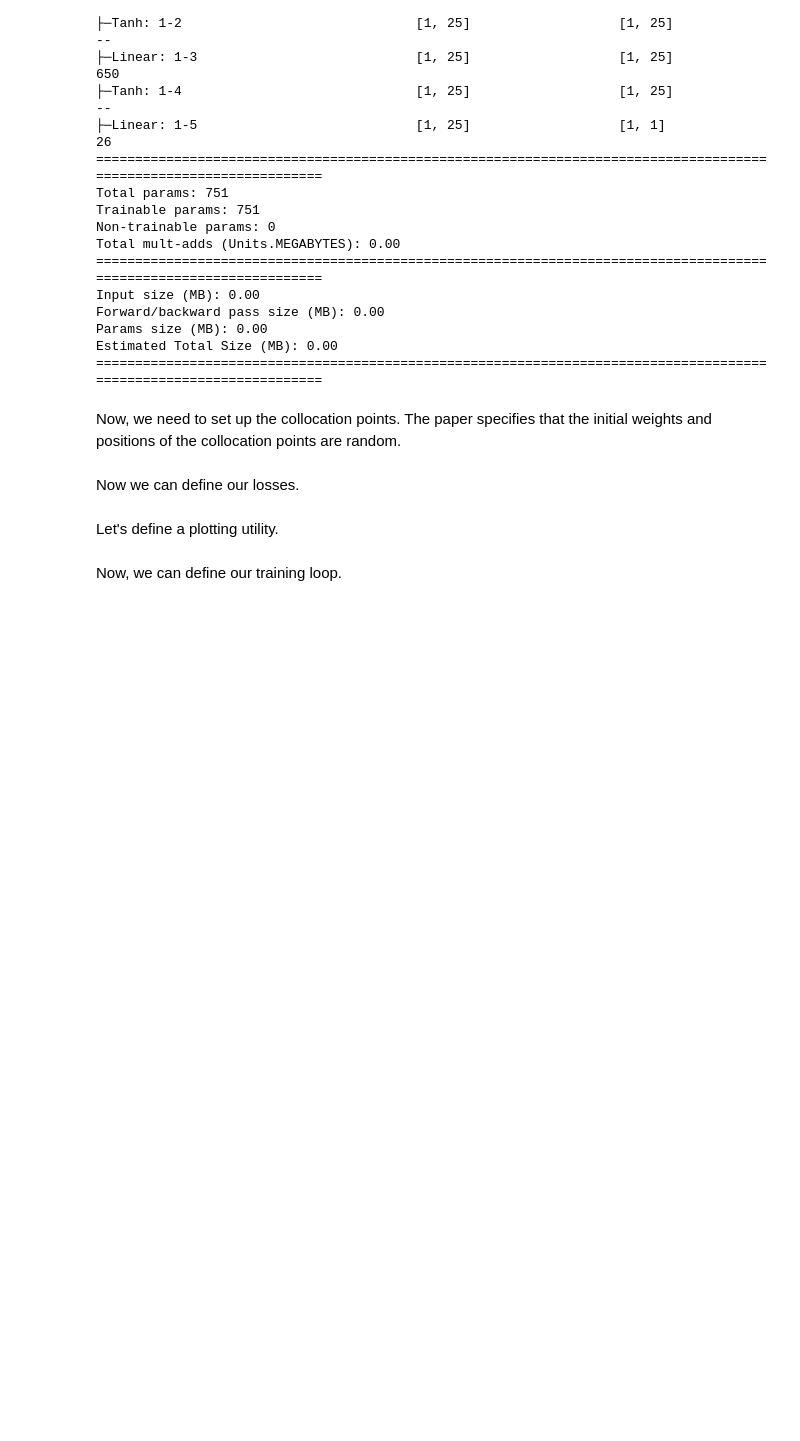
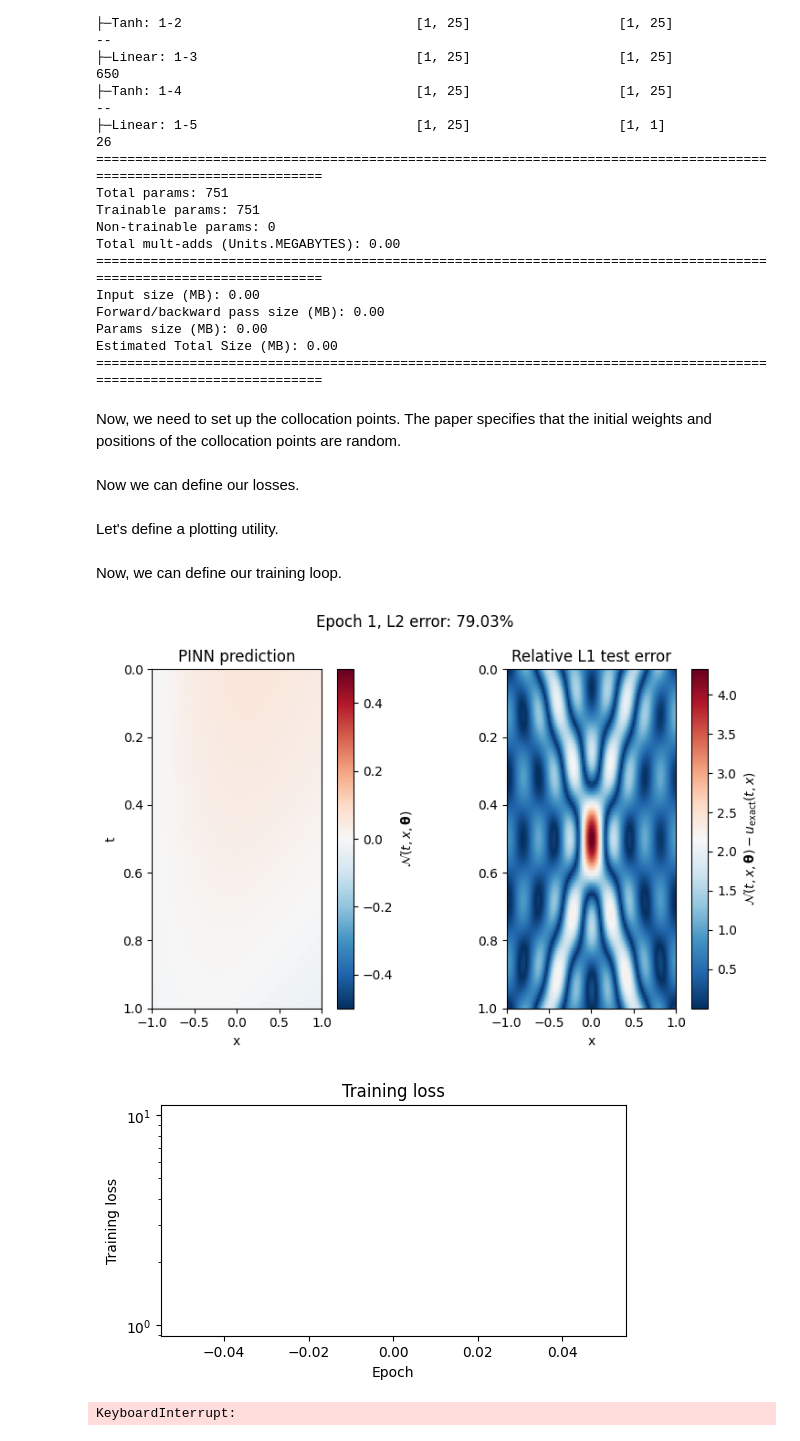
Before and after one commit to Commit2Cosmos/Transcranial-Ultrasound-ODIL, a Jupyter notebook: notebooks/reproduction/pinn.ipynb, the cells around one changed output. Saved outputs shown, nothing was run; the diff lists cells and outputs as text; code cells hidden in the pictures; blank space fills up the shorter version.

Commit message:
fix: improve plot rendering

```diff
--- a/notebooks/reproduction/pinn.ipynb
+++ b/notebooks/reproduction/pinn.ipynb
@@ -71,7 +73,7 @@ import matplotlib.pyplot as plt
 # %%
 def get_exact(tt: torch.Tensor, xx: torch.Tensor) -> torch.Tensor:
 
-    u = torch.zeros(tt.shape[0], xx.shape[0])
+    u = torch.zeros(tt.shape[0], xx.shape[0]).to(device)
     for k in range(1, 6):
         u += torch.cos((xx - tt + 0.5) * k * torch.pi)
         u += torch.cos((xx + tt - 0.5) * k * torch.pi)
@@ -81,7 +83,7 @@ def get_exact(tt: torch.Tensor, xx: torch.Tensor) -> torch.Tensor:
 # time derivative of reference solution
 # removes the need for autograd in the velocity bc
 def get_exact_ut(tt: torch.Tensor, xx: torch.Tensor) -> torch.Tensor:
-    u_t = torch.zeros_like(tt)
+    u_t = torch.zeros_like(tt).to(device)
     for k in range(1, 6):
         u_t += k * torch.pi * torch.sin((xx - tt + 0.5) * k * torch.pi)
         u_t -= k * torch.pi * torch.sin((xx + tt - 0.5) * k * torch.pi)
@@ -230,20 +230,20 @@ Let's define a plotting utility.
 def training_plot(model: nn.Module, xx: torch.Tensor, tt: torch.Tensor, step: int) -> None:
     # create meshgrid for evaluation
     TT, XX = torch.meshgrid(tt.squeeze(), xx.squeeze(), indexing='ij')  # both (N_t, N_x)
-    t_flat = TT.reshape(-1, 1)
-    x_flat = XX.reshape(-1, 1)
+    t_flat = TT.reshape(-1, 1).to(device)
+    x_flat = XX.reshape(-1, 1).to(device)
 
     # do not comute gradients on test plot
     with torch.no_grad():
         u = model(t_flat, x_flat).detach().squeeze().cpu().reshape(len(tt), len(xx))
-    uu_exact = get_exact(TT.cpu(), XX.cpu()).detach()
+    uu_exact = get_exact(TT, XX).detach().cpu()
 
     error = torch.abs(u - uu_exact) / uu_exact.std()
     fig, axs = plt.subplots(1, 2, figsize=(8, 5))
 
     im0 = axs[0].imshow(
         u,
-        extent=[xx.min(), xx.max(), tt.max(), tt.min()],  # [xmin, xmax, tmax, tmin]
+        extent=[xx.min().item(), xx.max().item(), tt.max().item(), tt.min().item()],  # [xmin, xmax, tmax, tmin]
         cmap='RdBu_r',
         vmin=-0.5, vmax=0.5,  # symmetric since u is bounded in [-0.5, 0.5]
         aspect = 4
@@ -251,7 +251,7 @@ def training_plot(model: nn.Module, xx: torch.Tensor, tt: torch.Tensor, step: in
 
     im1 = axs[1].imshow(
         error,
-        extent=[xx.min(), xx.max(), tt.max(), tt.min()],  # [xmin, xmax, tmax, tmin]
+        extent=[xx.min().item(), xx.max().item(), tt.max().item(), tt.min().item()],  # [xmin, xmax, tmax, tmin]
         cmap='RdBu_r',
         aspect = 4
     )
@@ -264,15 +264,15 @@ def training_plot(model: nn.Module, xx: torch.Tensor, tt: torch.Tensor, step: in
     axs[0].set_title("PINN prediction")
     axs[1].set_title("Relative L1 test error")
 
-    fig.suptitle(f"Epoch {step}, L2 error: {error.mean().item():.2%}")
+    fig.suptitle(f"Epoch {step + 1}, L2 error: {error.mean().item():.2%}")
     plt.tight_layout()
-    plt.show()
 # %%
 def plot_loss(losses: list):
-    plt.semilogy(losses)
-    plt.xlabel('Epoch')
-    plt.ylabel('Training loss')
-    plt.show()
+    fig, ax = plt.subplots(figsize=(6, 3))
+    ax.semilogy(losses)
+    ax.set_xlabel('Epoch')
+    ax.set_ylabel('Training loss')
+    ax.set_title('Training loss')
 # %% [markdown]
 Now, we can define our training loop.
 # %%
@@ -291,30 +292,36 @@ optimiser = torch.optim.Adam(pinn.parameters(), lr=lr)
 # setup loss plots
 tot_loss = 0
 history = []
 
 start = time.time()
 for i in range(epochs):
     optimiser.zero_grad() # zero gradients on the graph
 
     # evaluate losses
     ic_loss = loss_ic(pinn, t_ic, x_ic)
     left_loss = loss_left(pinn, t_left, x_left)
     right_loss = loss_right(pinn, t_right, x_right)
     velocity_loss = loss_velocity(pinn, t_vel, x_vel)
     pde_loss = loss_pde(pinn, t_physics, x_physics)
 
     loss = (lambda_1 * ic_loss) + (lambda_2 * left_loss) + (lambda_3 * right_loss) + (lambda_4 * velocity_loss) + (lambda_5 * pde_loss)
 
     # backpropagate and take optimiser step
     loss.backward()
     optimiser.step()
 
     history.append(loss.item())
 
     if ((i + 1) % 1000 == 0) or (i == 0):
+        clear_output(wait=True)
         training_plot(pinn, x_test, t_test, i)
         plot_loss(history)
+        plt.show()
 
 end = time.time()
 
 print("Training duration:", end-start)
+# %% [output]
+[figure, added]
+[figure, added]
+KeyboardInterrupt:
```
Also changed, not shown: parts of 3 cells of this notebook.
